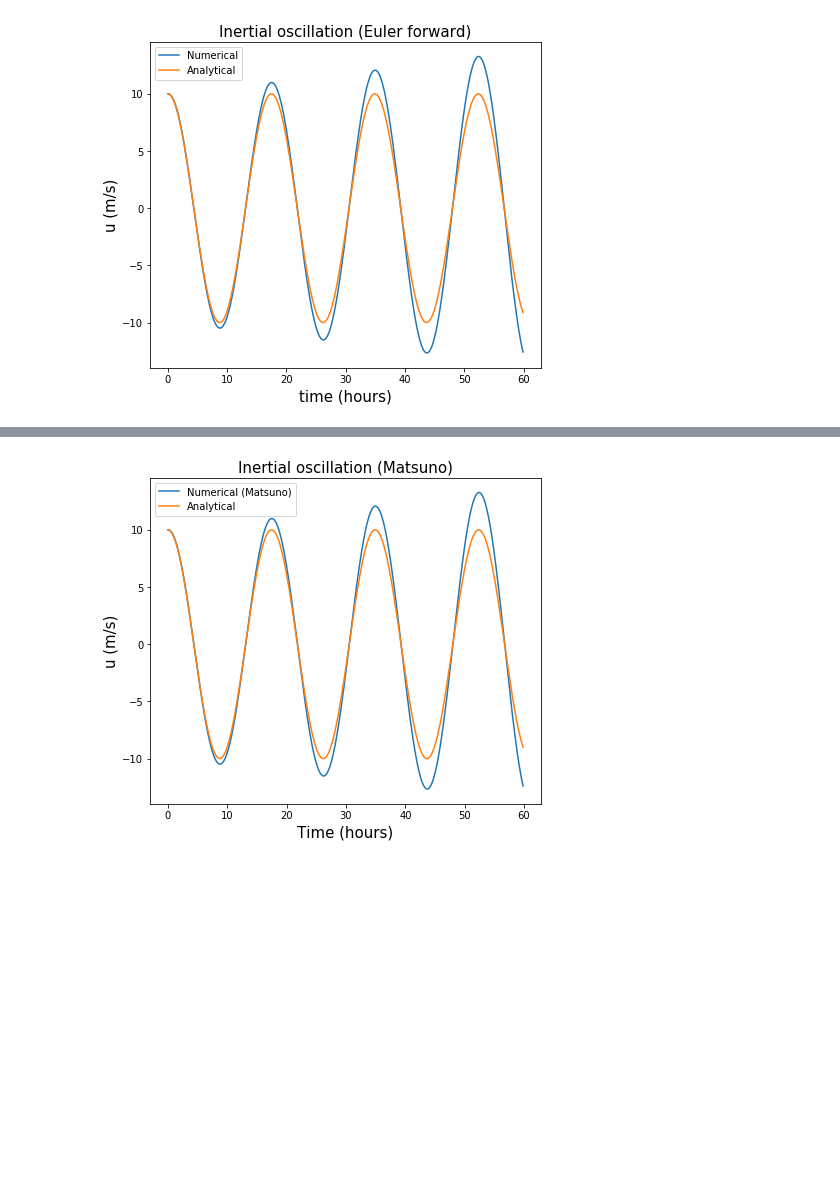
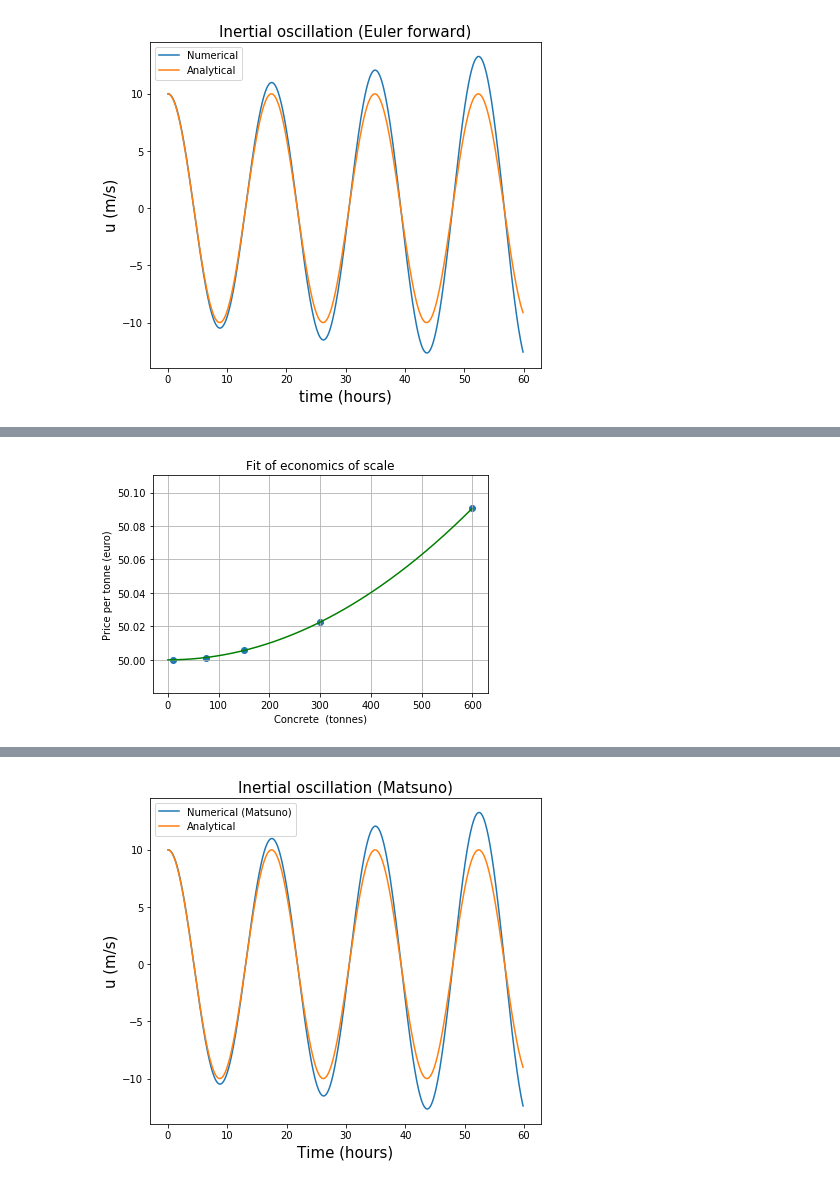
Before and after one commit to toonmaassen/SOAC, a Jupyter notebook: Exercise 1 .ipynb, the cells around one changed output, grey strips where cells are left out. Cells and saved outputs as stored; diff of their text form; code cells hidden in the pictures; blank space fills up the shorter version.

```diff
--- a/Exercise 1 .ipynb
+++ b/Exercise 1 .ipynb
@@ -72,0 +92,41 @@ plt.show()
+# %%
+timesteps=[10,75,150,300,600]
+KElist=[]
+for dt in timesteps:
+    ulp = np.zeros((nt_len))
+    vlp = np.zeros((nt_len))
+    KElp = np.zeros((nt_len))
+    ulp[0]=10.0
+
+    #initialize first step with Euler forward
+    time[1] = time[0] +dt
+    ulp[1] = ulp[0] + (fCor *vlp[0]*dt)
+    vlp[1] = vlp[0] - (fCor *ulp[0]*dt)
+    for nt in range(1,nt_len-1):
+        time[nt+1] = time[nt-1] +dt
+        ulp[nt+1] = ulp[nt-1] + (fCor *vlp[nt]*2*dt)
+        vlp[nt+1] = vlp[nt-1] - (fCor *ulp[nt]*2*dt)
+        KElp[nt] = .5*(vlp[nt]**2+ulp[nt]**2)
+    KElist.append(np.mean(KElp[619:719]))
+# %%
+from scipy.optimize import curve_fit
+from scipy import asarray as ar,exp
+import numpy as np
+import matplotlib.pyplot as plt
+
+xdata=np.array(timesteps)
+ydata=np.array(KElist)
+xlist=np.arange(0,600,1)
+
+def fit(x,a,b,c):
+    return a*x**b+c
+popt, pcov = curve_fit(fit,xdata,ydata,p0=[0,0,0])
+
+plt.title('Fit of economics of scale')
+plt.scatter(xdata,ydata)
+plt.plot(xlist,fit(xlist,*popt),'green',label='Gaussian fit of peak')
+plt.xlabel('Concrete  (tonnes)')
+plt.ylabel('Price per tonne (euro)')
+plt.grid()
+# %% [output]
+[figure, added]
```
Also changed, not shown: parts of 8 cells of this notebook.
